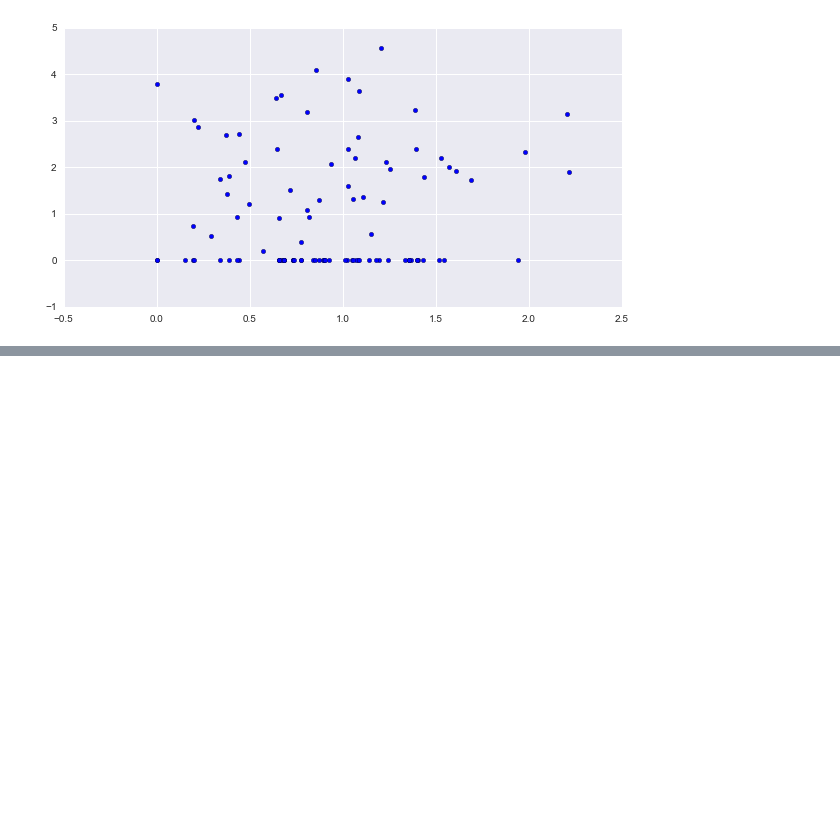
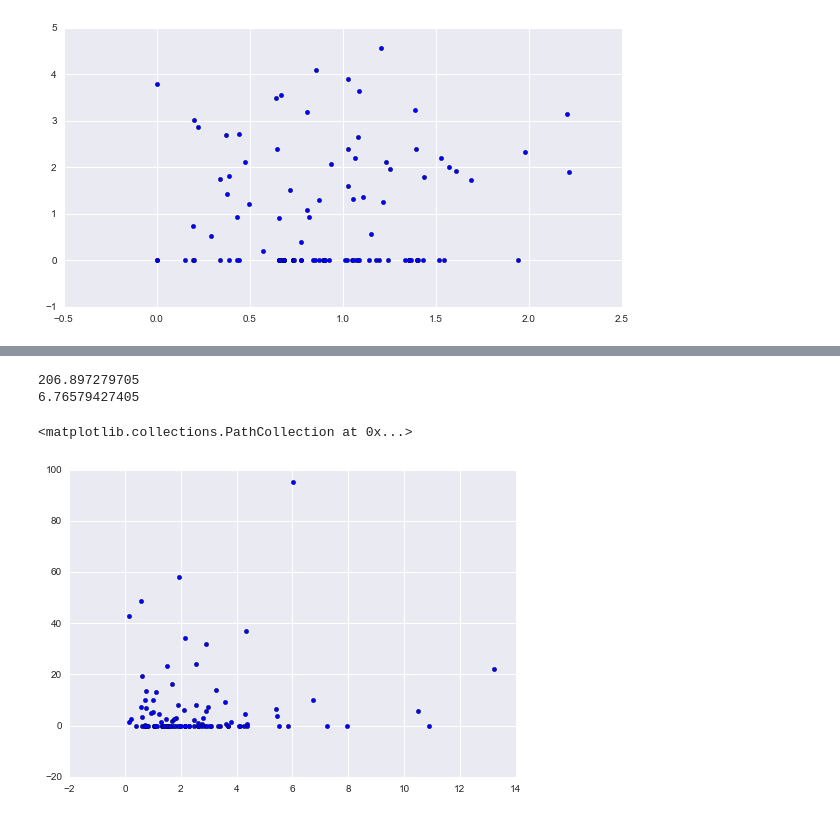
Before and after one commit to senior-sigan/ML_Competitions, a Jupyter notebook: uci_forest-fires/investigate.ipynb, the cells around one changed output, grey strips where cells are left out. Saved outputs shown, nothing was run; the diff lists cells and outputs as text; code cells hidden in the pictures; blank space fills up the shorter version.

```diff
--- a/uci_forest-fires/investigate.ipynb
+++ b/uci_forest-fires/investigate.ipynb
@@ -386,0 +370,13 @@ R2: -0.2881470463625892 std: 0.15204151656937143
+# %%
+from sklearn.metrics import mean_squared_error
+from sklearn.metrics import mean_absolute_error
+
+pred = np.power(np.e, rfr.predict(X_test)) - 1
+print(mean_squared_error(pred, y_test))
+print(mean_absolute_error(pred, y_test))
+plt.scatter(x=pred, y=y_test)
+# %% [output]
+206.897279705
+6.76579427405
+<matplotlib.collections.PathCollection at 0x...>
+[figure, added]
```
Also changed, not shown: parts of 26 cells of this notebook.
